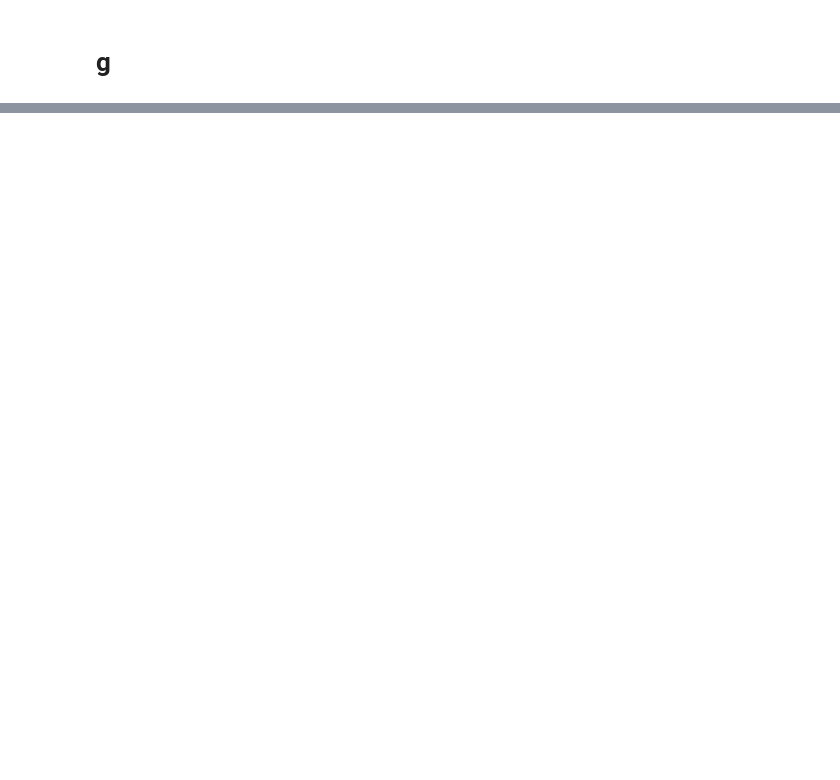
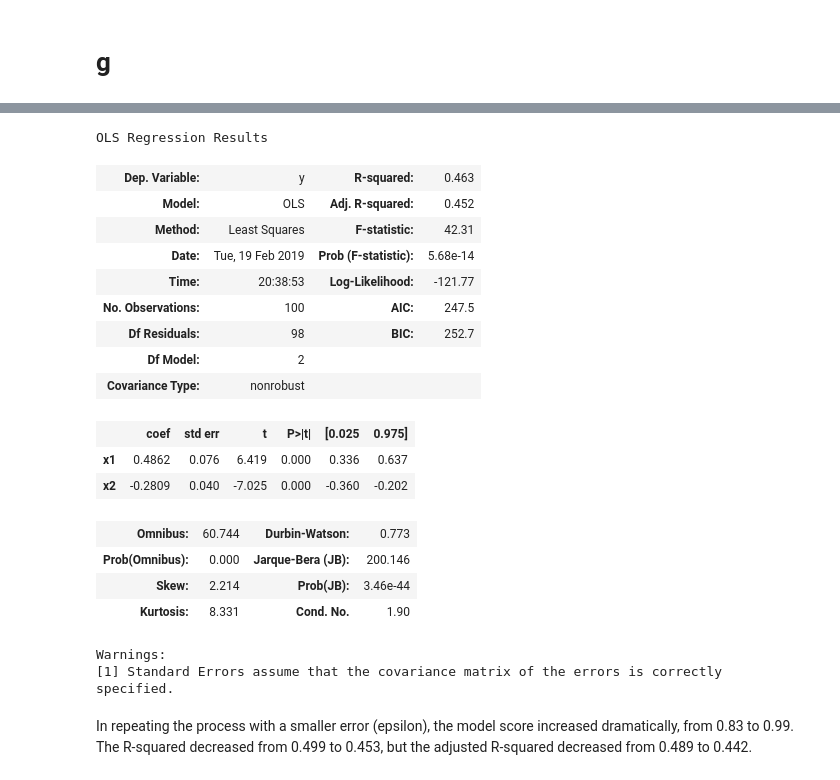
Before and after one commit to ecpease/Stats2019, a Jupyter notebook: Assignments/Assignment_1/Question3.ipynb, the cells around one changed output, grey strips where cells are left out. Drawn from its saved outputs; the diff is of its cells as text; code cells hidden in the pictures; blank space fills up the shorter version.

```diff
--- a/Assignments/Assignment_1/Question3.ipynb
+++ b/Assignments/Assignment_1/Question3.ipynb
@@ -233,0 +307,4 @@ NEED TO STILL DO PART F IN PART G; QUESTIONS ABOUT F IN GENERAL
+# %%
+x3 = []
+for i in range(len(X)):
+    x3.append([X[i],X2[i]])
@@ -233,0 +326,26 @@ NEED TO STILL DO PART F IN PART G; QUESTIONS ABOUT F IN GENERAL
+# %%
+regressor_OLS = sm.OLS(endog=Y_05, exog=x3).fit()
+# %%
+regressor_OLS.summary()
+# %% [output]
+OLS Regression Results
+| Dep. Variable: | y | R-squared: | 0.463 |
+| Model: | OLS | Adj. R-squared: | 0.452 |
+| Method: | Least Squares | F-statistic: | 42.31 |
+| Date: | Tue, 19 Feb 2019 | Prob (F-statistic): | 5.68e-14 |
+| Time: | 20:38:53 | Log-Likelihood: | -121.77 |
+| No. Observations: | 100 | AIC: | 247.5 |
+| Df Residuals: | 98 | BIC: | 252.7 |
+| Df Model: | 2 |  |  |
+| Covariance Type: | nonrobust |  |  |
+|  | coef | std err | t | P>|t| | [0.025 | 0.975] |
+| x1 | 0.4862 | 0.076 | 6.419 | 0.000 | 0.336 | 0.637 |
+| x2 | -0.2809 | 0.040 | -7.025 | 0.000 | -0.360 | -0.202 |
+| Omnibus: | 60.744 | Durbin-Watson: | 0.773 |
+| Prob(Omnibus): | 0.000 | Jarque-Bera (JB): | 200.146 |
+| Skew: | 2.214 | Prob(JB): | 3.46e-44 |
+| Kurtosis: | 8.331 | Cond. No. | 1.90 |
+Warnings:
+[1] Standard Errors assume that the covariance matrix of the errors is correctly specified.
+# %% [markdown]
+In repeating the process with a smaller error (epsilon), the model score increased dramatically, from 0.83 to 0.99.  The R-squared decreased from 0.499 to 0.453, but the adjusted R-squared decreased from 0.489 to 0.442.
```
Also changed, not shown: parts of 47 cells of this notebook, 4 other files.
